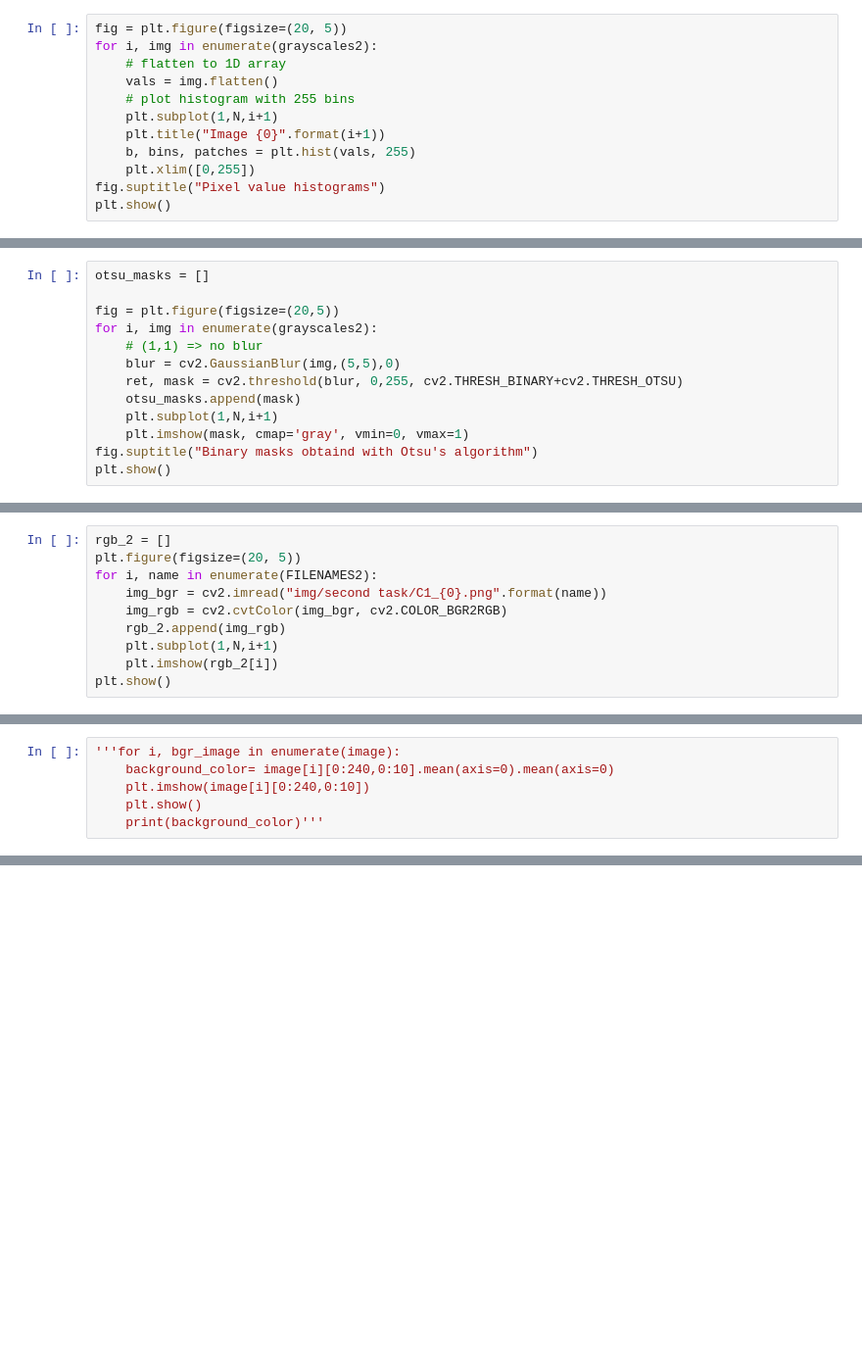
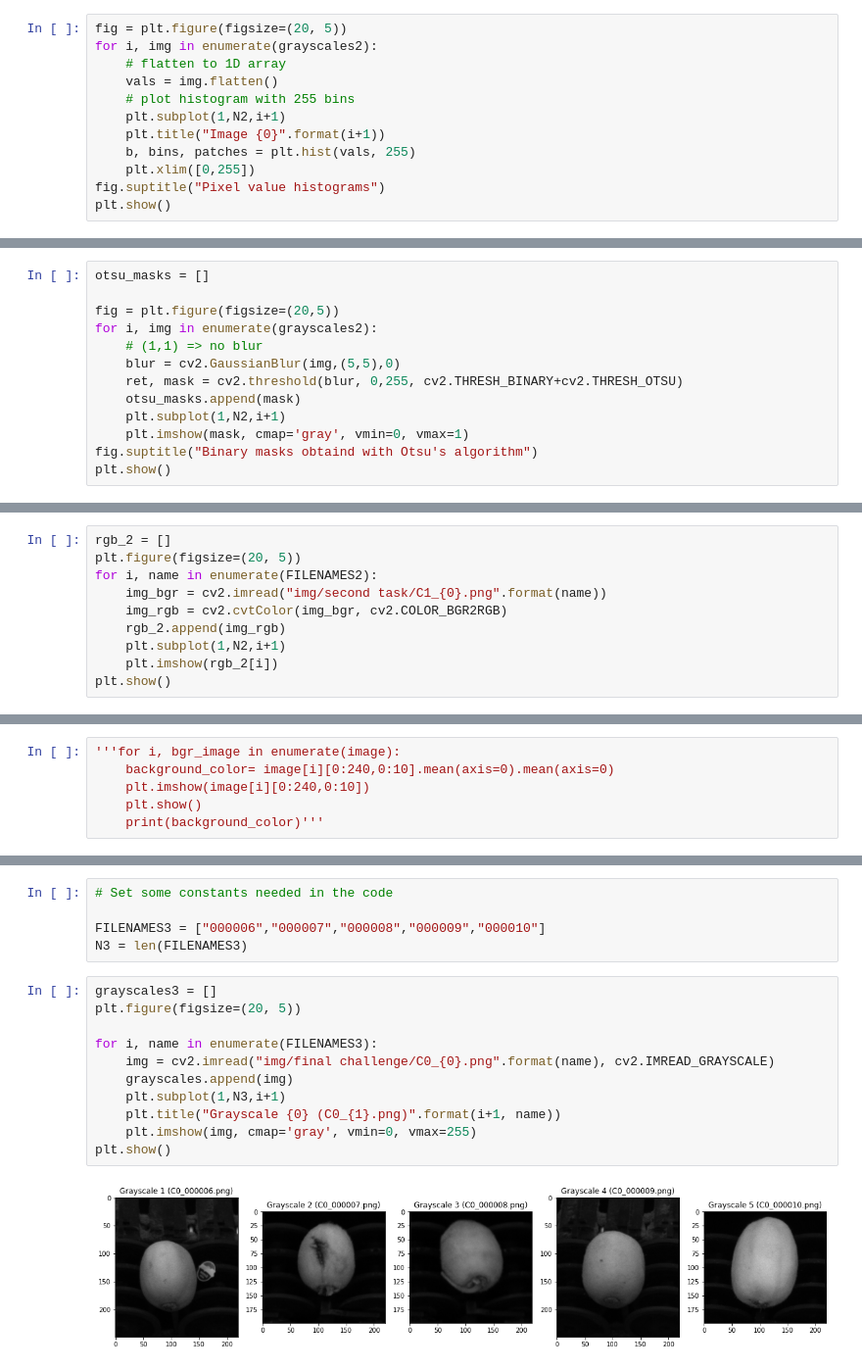
Before and after one commit to valentinaboriano/Computer-Vision, a Jupyter notebook: fruit-inspection.ipynb, the cells around one changed output, grey strips where cells are left out. Shown at 98% size. Saved outputs shown, nothing was run; the diff lists cells and outputs as text; blank space fills up the shorter version.

Commit message:
Task 3: images import

```diff
--- a/fruit-inspection.ipynb
+++ b/fruit-inspection.ipynb
@@ -204,7 +204,7 @@ for i, img in enumerate(grayscales2):
     # flatten to 1D array
     vals = img.flatten()
     # plot histogram with 255 bins
-    plt.subplot(1,N,i+1)
+    plt.subplot(1,N2,i+1)
     plt.title("Image {0}".format(i+1))
     b, bins, patches = plt.hist(vals, 255)
     plt.xlim([0,255])
@@ -252,7 +252,7 @@ for i, img in enumerate(grayscales2):
     blur = cv2.GaussianBlur(img,(5,5),0)
     ret, mask = cv2.threshold(blur, 0,255, cv2.THRESH_BINARY+cv2.THRESH_OTSU)
     otsu_masks.append(mask)
-    plt.subplot(1,N,i+1)
+    plt.subplot(1,N2,i+1)
     plt.imshow(mask, cmap='gray', vmin=0, vmax=1)
 fig.suptitle("Binary masks obtaind with Otsu's algorithm")
 plt.show()
@@ -284,7 +284,7 @@ for i, name in enumerate(FILENAMES2):
     img_bgr = cv2.imread("img/second task/C1_{0}.png".format(name))
     img_rgb = cv2.cvtColor(img_bgr, cv2.COLOR_BGR2RGB)
     rgb_2.append(img_rgb)
-    plt.subplot(1,N,i+1)
+    plt.subplot(1,N2,i+1)
     plt.imshow(rgb_2[i])
 plt.show()
 # %% [output]
@@ -425,0 +430,18 @@ we've made the average of the first pixel to find background's color (μ vector)
+# %%
+# Set some constants needed in the code
+
+FILENAMES3 = ["000006","000007","000008","000009","000010"]
+N3 = len(FILENAMES3)
+# %%
+grayscales3 = []
+plt.figure(figsize=(20, 5))
+
+for i, name in enumerate(FILENAMES3):
+    img = cv2.imread("img/final challenge/C0_{0}.png".format(name), cv2.IMREAD_GRAYSCALE)
+    grayscales.append(img)
+    plt.subplot(1,N3,i+1)
+    plt.title("Grayscale {0} (C0_{1}.png)".format(i+1, name))
+    plt.imshow(img, cmap='gray', vmin=0, vmax=255)
+plt.show()
+# %% [output]
+[figure, added]
```
Also changed, not shown: parts of 5 cells of this notebook.
